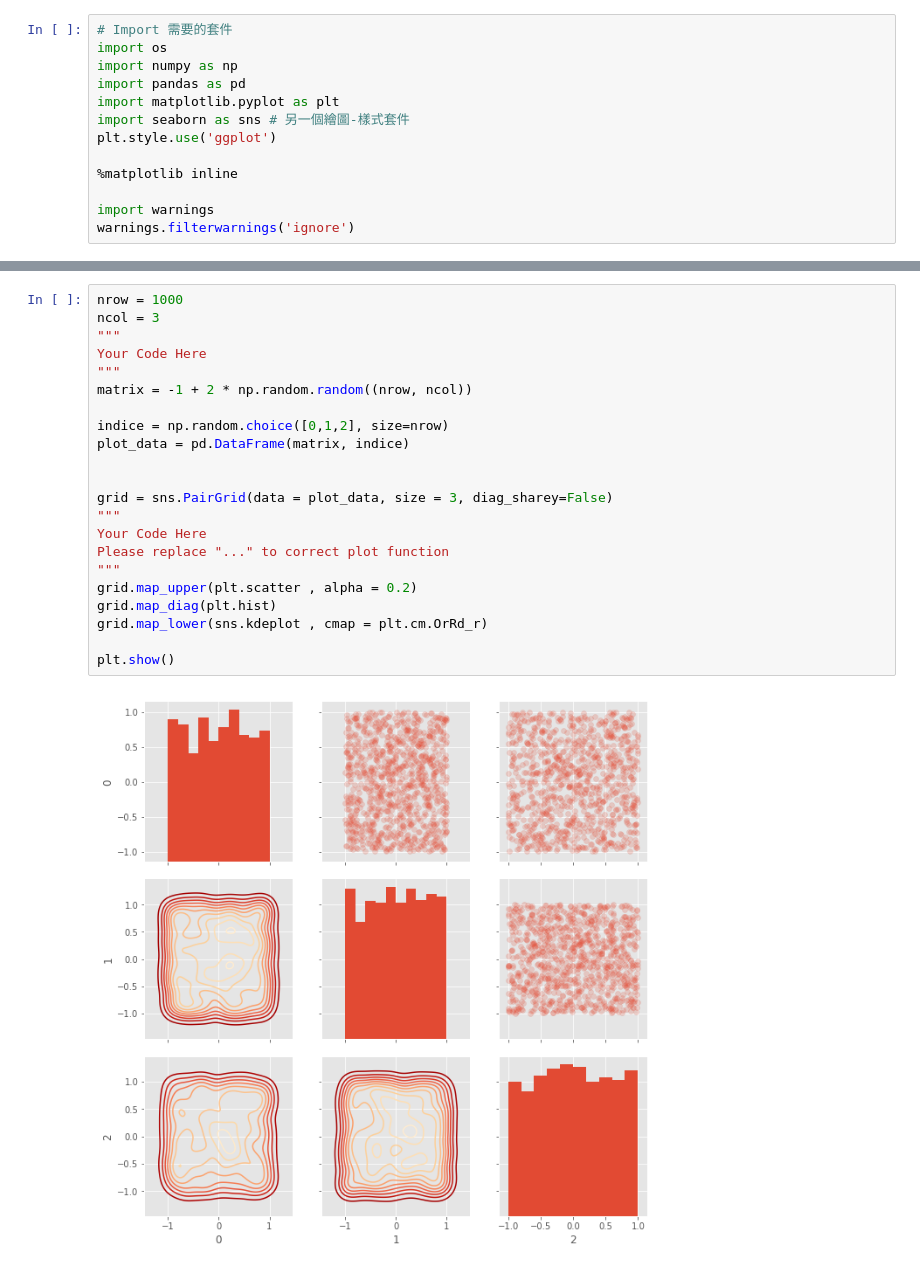
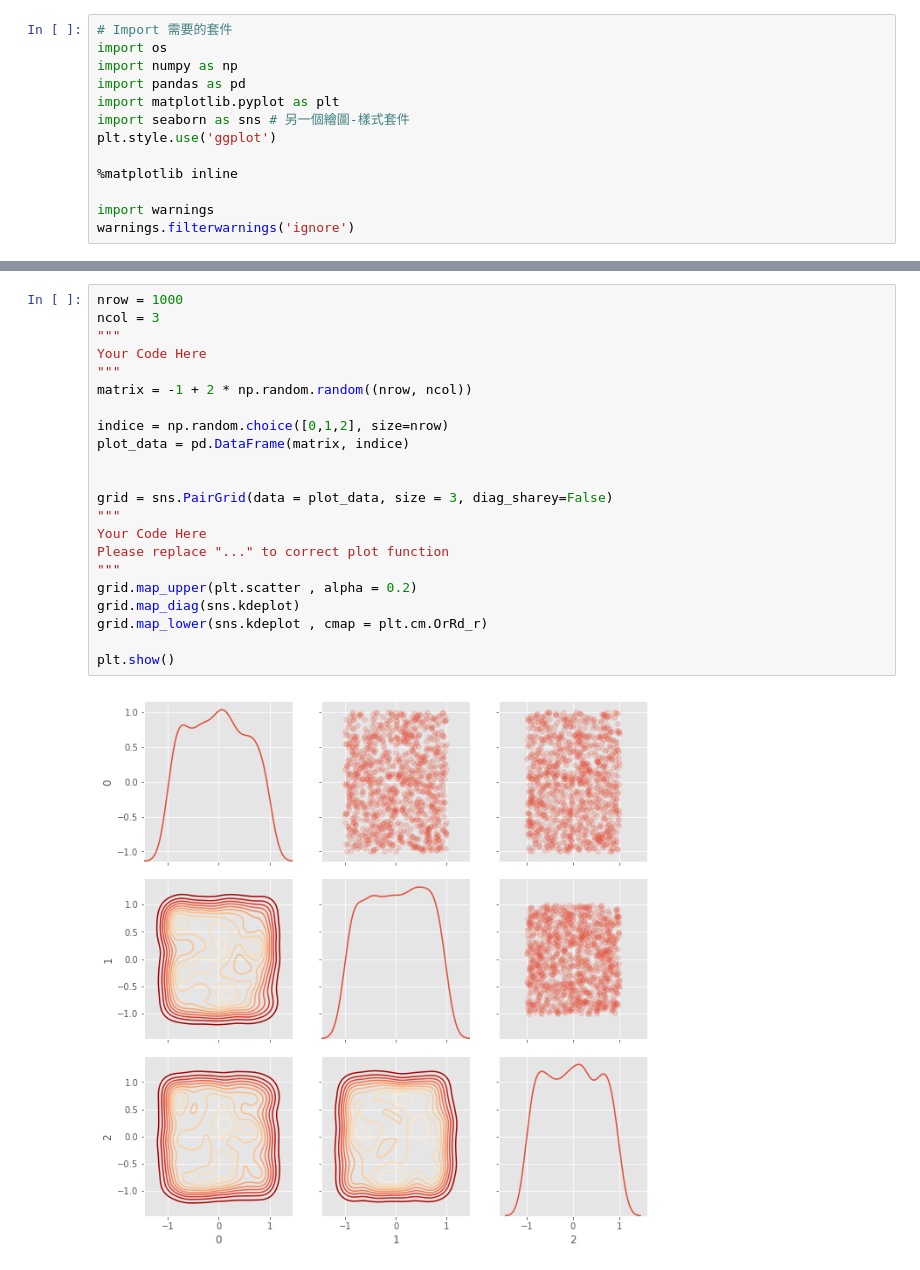
Before and after one commit to huzhecheng/ML100-Days, a Jupyter notebook: Day_015_HW.ipynb, the cells around one changed output, grey strips where cells are left out. Cells and saved outputs as stored; diff of their text form.

```diff
--- a/Day_015_HW.ipynb
+++ b/Day_015_HW.ipynb
@@ -34,27 +34,27 @@ plt.show()
 # %%
 nrow = 1000
 ncol = 3
 """
 Your Code Here
 """
 matrix = -1 + 2 * np.random.random((nrow, ncol))
 
 indice = np.random.choice([0,1,2], size=nrow)
 plot_data = pd.DataFrame(matrix, indice)
 
 
 grid = sns.PairGrid(data = plot_data, size = 3, diag_sharey=False)
 """
 Your Code Here
 Please replace "..." to correct plot function
 """
 grid.map_upper(plt.scatter , alpha = 0.2)
-grid.map_diag(plt.hist)
+grid.map_diag(sns.kdeplot)
 grid.map_lower(sns.kdeplot , cmap = plt.cm.OrRd_r)
 
 plt.show()
 # %% [output]
-[figure, old version]
+[figure, new version]
 # %%
 nrow = 1000
 ncol = 3
```
Also changed, not shown: parts of 2 cells of this notebook, 3 other files.
